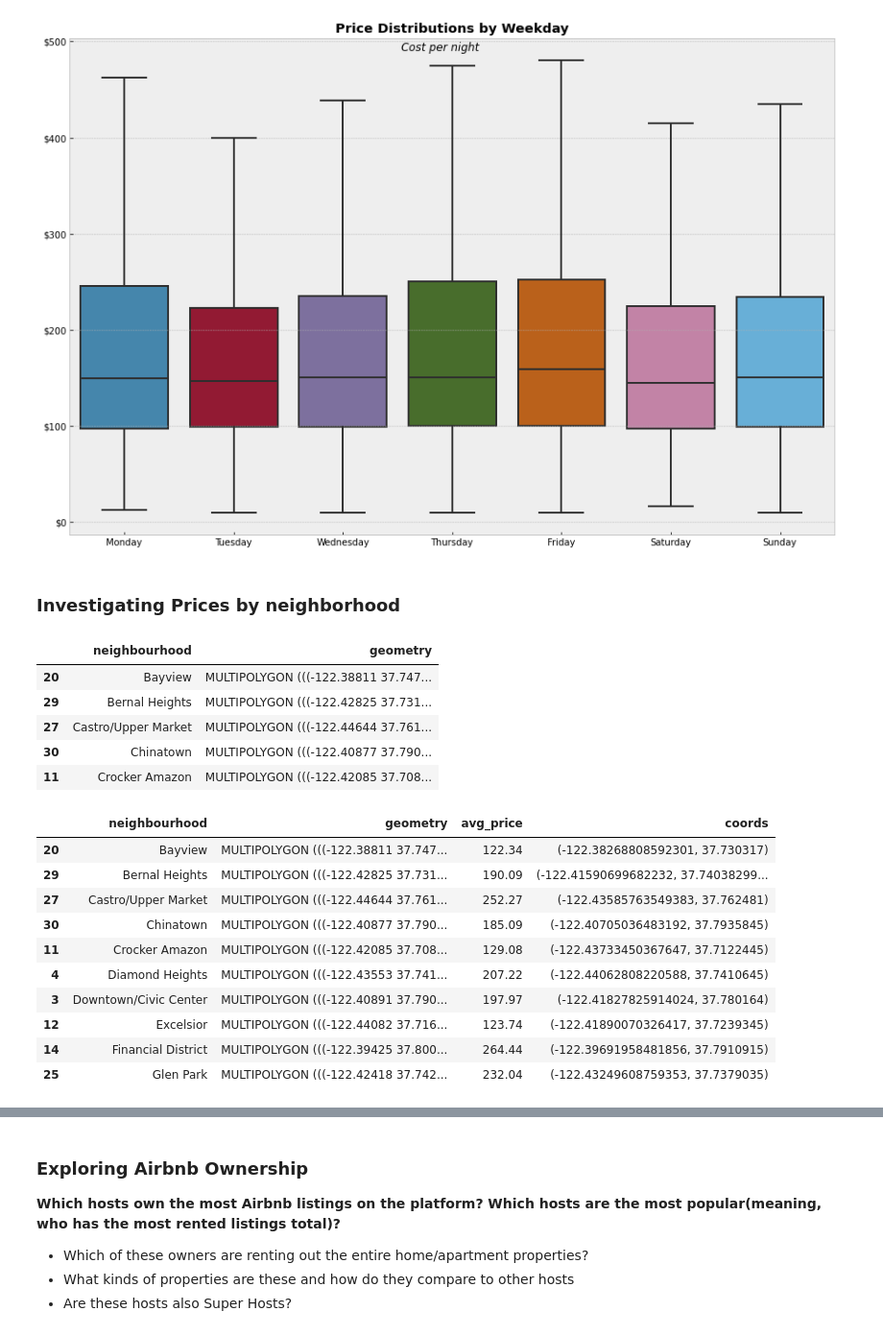
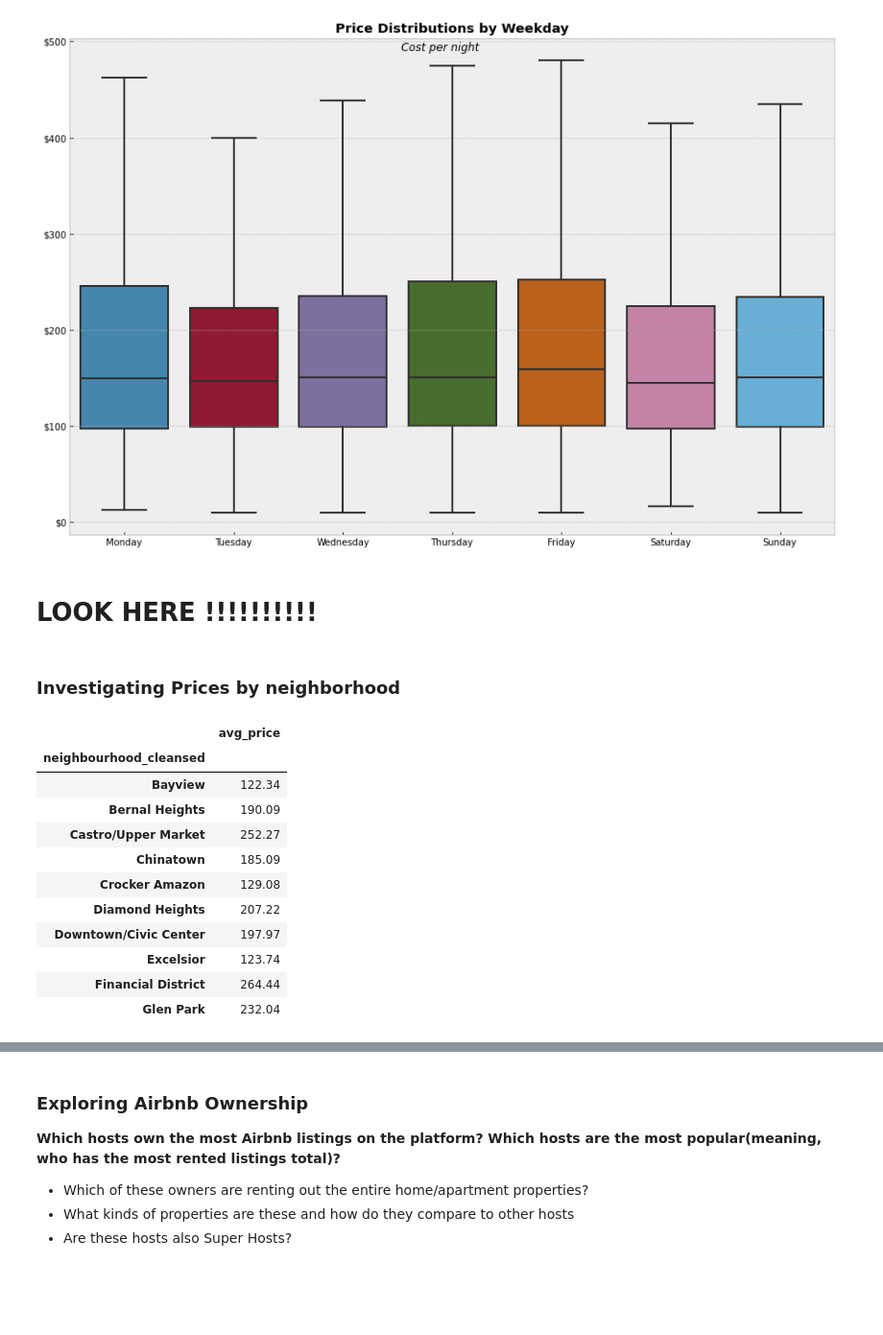
Before and after one commit to KishenSharma6/SF-Airbnb-Analysis, a Jupyter notebook: Project_Codes/02_EDA/2020_0525_Listings_EDA.ipynb, the cells around one changed output, grey strips where cells are left out. Shown: that part at 96% size. Cells and saved outputs as stored; diff of their text form; code cells hidden in the pictures; blank space fills up the shorter version.

```diff
--- a/Project_Codes/02_EDA/2020_0525_Listings_EDA.ipynb
+++ b/Project_Codes/02_EDA/2020_0525_Listings_EDA.ipynb
@@ -26,7 +26,7 @@ eda_path = r'C:\Users\kishe\Documents\Data Science\Projects\Python\In Progress\A
 **Read in data**
 # %%
 #Set path to local machine
-path = r'C:\Users\kishe\Documents\Data Science\Projects\Python\In Progress\Airbnb - San Francisco\Data\02_Cleaned'
+path = r'C:\Users\kishe\Documents\Data Science\Projects\Python Projects\In Progress\Airbnb - San Francisco Listings Analysis\Data\02_Cleaned'
 
 #Write file
 df = pd.read_csv(path + '/2020_0520_Listings_Cleaned.csv', index_col=0,
@@ -209,50 +209,27 @@ j.set_ylabel('')
 plt.savefig(eda_path + '/weekday_price_box.png', bbox_inches='tight')
 # %% [output]
 [figure]
+# %% [markdown]
+# LOOK HERE !!!!!!!!!!
 # %% [markdown]
 ### Investigating Prices by neighborhood
-# %%
-#Import geopandas
-import geopandas as gpd
-
-#Set path to in SF geojson data
-fname = r'C:\Users\kishe\Documents\Data Science\Projects\Python\In Progress\Airbnb - San Francisco\References/Airbnb Neighbourhoods.geojson'
-
-#load geojson fit into neighborhoods
-neighbourhoods = gpd.read_file(fname)
-
-#Clean up neighborhoods
-neighbourhoods.sort_values(by = 'neighbourhood', inplace=True)
-neighbourhoods.drop('neighbourhood_group', inplace = True, axis = 1)
-
-#Check
-display(neighbourhoods.head())
-# %% [output]
-|  | neighbourhood | geometry |
-| 20 | Bayview | MULTIPOLYGON (((-122.38811 37.747... |
-| 29 | Bernal Heights | MULTIPOLYGON (((-122.42825 37.731... |
-| 27 | Castro/Upper Market | MULTIPOLYGON (((-122.44644 37.761... |
-| 30 | Chinatown | MULTIPOLYGON (((-122.40877 37.790... |
-| 11 | Crocker Amazon | MULTIPOLYGON (((-122.42085 37.708... |
 # %%
+neighbourhoods = pd.DataFrame()
 #Assign average rent per night to geo data for plotting
-neighbourhoods['avg_price']=df.groupby('neighbourhood_cleansed')['price'].mean().values
-
-#Create coords column to plot neighborhood name on visualization
-neighbourhoods['coords'] = neighbourhoods['geometry'].apply(lambda x: x.representative_point().coords[:])
-neighbourhoods['coords'] = [coords[0] for coords in neighbourhoods['coords']]
+neighbourhoods['avg_price']=df.groupby('neighbourhood_cleansed')['price'].mean()
 
 #Check
 display(neighbourhoods.head(10))
 # %% [output]
-|  | neighbourhood | geometry | avg_price | coords |
-| 20 | Bayview | MULTIPOLYGON (((-122.38811 37.747... | 122.34 | (-122.38268808592301, 37.730317) |
-| 29 | Bernal Heights | MULTIPOLYGON (((-122.42825 37.731... | 190.09 | (-122.41590699682232, 37.74038299... |
-| 27 | Castro/Upper Market | MULTIPOLYGON (((-122.44644 37.761... | 252.27 | (-122.43585763549383, 37.762481) |
-| 30 | Chinatown | MULTIPOLYGON (((-122.40877 37.790... | 185.09 | (-122.40705036483192, 37.7935845) |
-| 11 | Crocker Amazon | MULTIPOLYGON (((-122.42085 37.708... | 129.08 | (-122.43733450367647, 37.7122445) |
-| 4 | Diamond Heights | MULTIPOLYGON (((-122.43553 37.741... | 207.22 | (-122.44062808220588, 37.7410645) |
-| 3 | Downtown/Civic Center | MULTIPOLYGON (((-122.40891 37.790... | 197.97 | (-122.41827825914024, 37.780164) |
-| 12 | Excelsior | MULTIPOLYGON (((-122.44082 37.716... | 123.74 | (-122.41890070326417, 37.7239345) |
-| 14 | Financial District | MULTIPOLYGON (((-122.39425 37.800... | 264.44 | (-122.39691958481856, 37.7910915) |
-| 25 | Glen Park | MULTIPOLYGON (((-122.42418 37.742... | 232.04 | (-122.43249608759353, 37.7379035) |
+|  | avg_price |
+| neighbourhood_cleansed |  |
+| Bayview | 122.34 |
+| Bernal Heights | 190.09 |
+| Castro/Upper Market | 252.27 |
+| Chinatown | 185.09 |
+| Crocker Amazon | 129.08 |
+| Diamond Heights | 207.22 |
+| Downtown/Civic Center | 197.97 |
+| Excelsior | 123.74 |
+| Financial District | 264.44 |
+| Glen Park | 232.04 |
```
Also changed, not shown: parts of 6 cells of this notebook.
